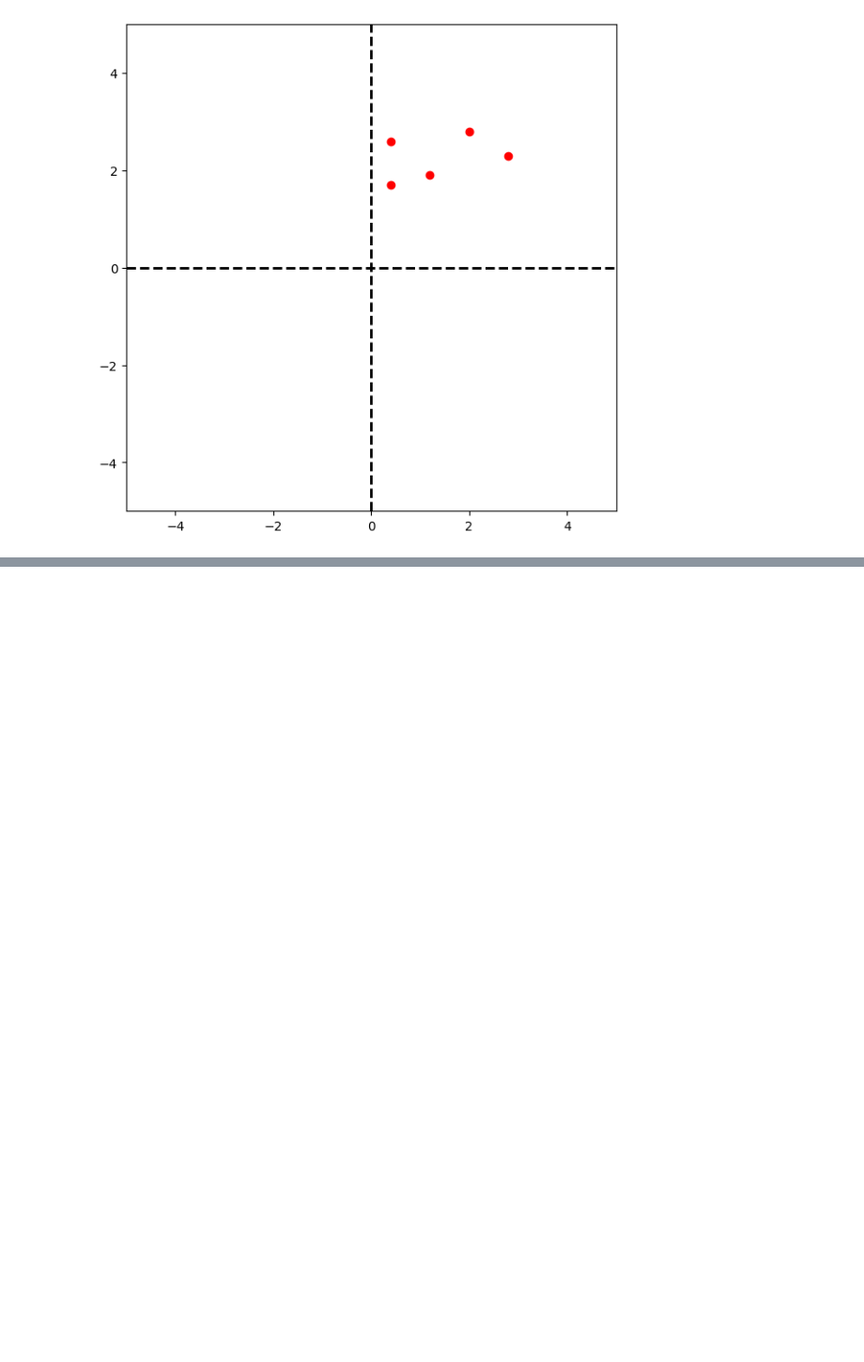
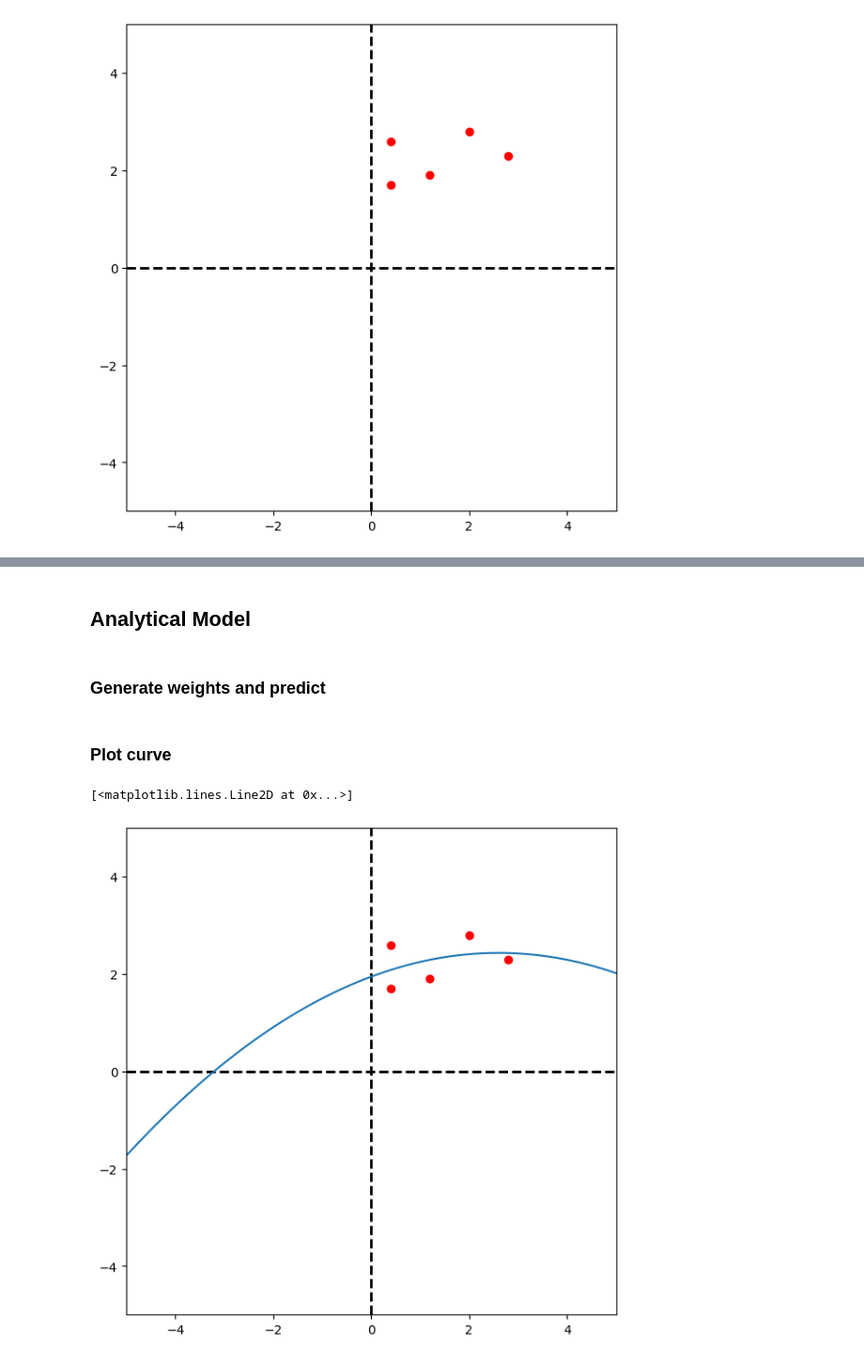
Before and after one commit to Nailsonseat/Machine-Learning, a Jupyter notebook: Polynomial Regression.ipynb, the cells around one changed output, grey strips where cells are left out. Shown at 94% size. Saved outputs shown, nothing was run; the diff lists cells and outputs as text; code cells hidden in the pictures; blank space fills up the shorter version.

```diff
--- a/Polynomial Regression.ipynb
+++ b/Polynomial Regression.ipynb
@@ -45,0 +52,6 @@ plt.plot(X,Y,'o',c='red')
+# %%
+dummy=np.ones(X.shape[1])
+X=np.row_stack((dummy,X))
+# %%
+for i in range(2,degree+1):
+    X=np.row_stack((X,original_X**i))
@@ -45,0 +69,5 @@ plt.plot(X,Y,'o',c='red')
+# %% [markdown]
+## Analytical Model
+# %%
+def weights(X,Y):
+    return np.linalg.pinv(X@X.T)@X@Y
@@ -45,0 +77,15 @@ plt.plot(X,Y,'o',c='red')
+# %% [markdown]
+### Generate weights and predict
+# %%
+w=weights(X,Y)
+# %% [markdown]
+### Plot curve
+# %%
+plotCanvas()
+s=np.linspace(-5,5,100)
+t=w[0]+w[1]*s+w[2]*(s**2)
+plt.plot(original_X[0,:],Y,'o',c='red')
+plt.plot(s,t)
+# %% [output]
+[<matplotlib.lines.Line2D at 0x...>]
+[figure, added]
```
Also changed, not shown: parts of 9 cells of this notebook.
